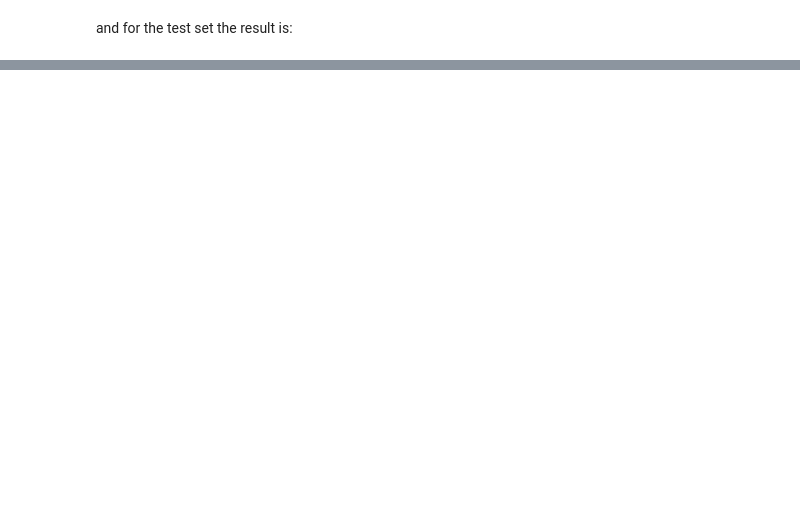
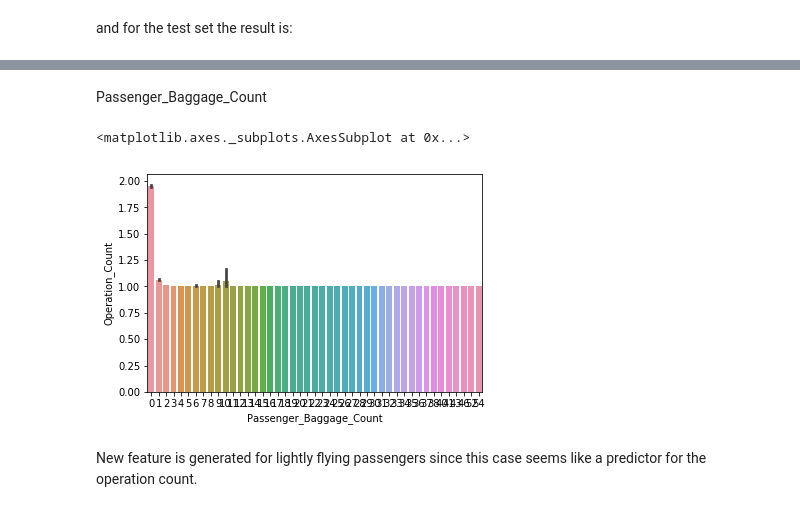
Before and after one commit to duyqu-chan/CS231n, a Jupyter notebook: TravelDatathon_preselection.ipynb, the cells around one changed output, grey strips where cells are left out. Cells and saved outputs as stored; diff of their text form; code cells hidden in the pictures; blank space fills up the shorter version.

```diff
--- a/TravelDatathon_preselection.ipynb
+++ b/TravelDatathon_preselection.ipynb
@@ -334,0 +1062,9 @@ result_df2 = result_df2.drop(columns = ["Terminal_Number", "Departure_Airport"])
+# %% [markdown]
+Passenger_Baggage_Count
+# %%
+sns.barplot(x='Passenger_Baggage_Count',y='Operation_Count',data=train_df)
+# %% [output]
+<matplotlib.axes._subplots.AxesSubplot at 0x...>
+[figure, added]
+# %% [markdown]
+New feature is generated for lightly flying passengers since this case seems like a predictor for the operation count.
```
Also changed, not shown: parts of 121 cells of this notebook.
